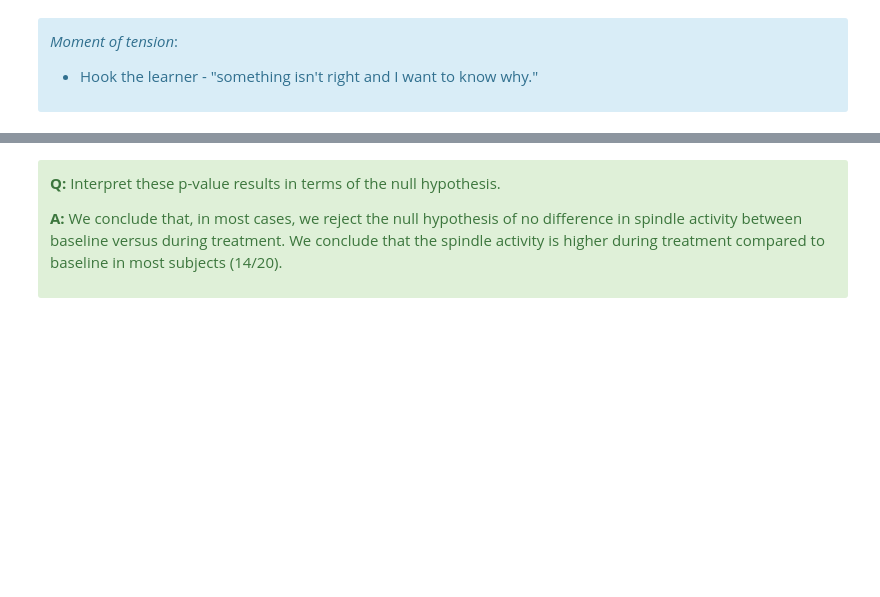
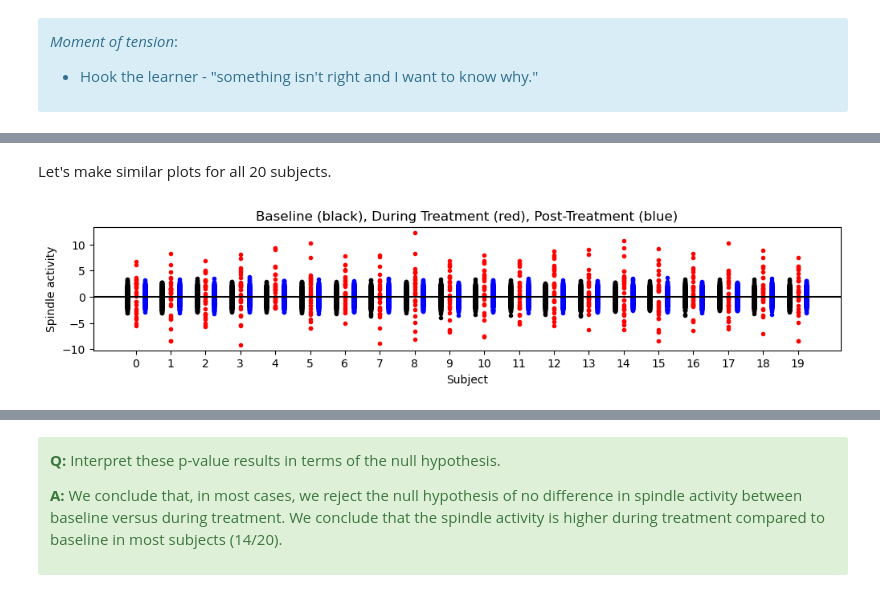
Before and after one commit to Mark-Kramer/METER-Units, a Jupyter notebook: METER_P_Values.ipynb, the cells around one changed output, grey strips where cells are left out. Cells and saved outputs as stored; diff of their text form; code cells hidden in the pictures; blank space fills up the shorter version.

```diff
--- a/METER_P_Values.ipynb
+++ b/METER_P_Values.ipynb
@@ -158,2 +224,3 @@ Because we've subtracted the baseline spindle rate, the null hypothesis becomes:
 # %%
-results = create_dropdown_compute_pvalues(during_treatment);
+result = stats.ttest_1samp(during_treatment, popmean=0)
+p_value_during = result.pvalue
@@ -163,4 +227 @@ Dropdown(description='Options:', options=('I want to write all the code myself.'
-# %%
-# Extract data from dropdown.
-p_value_during = results['p_value']
 # %% [markdown]
@@ -301,8 +452,6 @@ Now, let's repeat the analysis in Mini 2, but now examining the `post-treatment`
 # %%
-results = create_dropdown_compute_pvalues(post_treatment);
+result = stats.ttest_1samp(post_treatment, popmean=0)
+p_value_post = result.pvalue
-# %%
-# Extract data from dropdown.
-p_value_post = results['p_value']
 # %% [markdown]
 Let's print and plot the p-values for each subject:
 # %%
@@ -475,0 +698,15 @@ plt.xticks(np.arange(0,20));
+# %% [markdown]
+Let's make similar plots for all 20 subjects.
+# %%
+plt.figure(figsize=(12, 2))
+for k in np.arange(0,20):
+    plt.plot(np.tile(k,(840,1))-0.25, baseline[:,k], '.', color='k')
+for k in np.arange(0,20):
+    plt.plot(np.tile(k,(30,1)), during_treatment[:,k], '.', color='r')
+for k in np.arange(0,20):
+    plt.plot(np.tile(k,(840,1))+0.25, post_treatment[:,k], '.', color='b')
+plt.axhline(y=0, color='k')
+plt.xlabel('Subject'); plt.ylabel('Spindle activity'); plt.title('Baseline (black), During Treatment (red), Post-Treatment (blue)'); #plt.ylim([0,1]);
+plt.xticks(np.arange(0,20));
+# %% [output]
+[figure, added]
```
Also changed, not shown: parts of 108 cells of this notebook, 3 other files.
